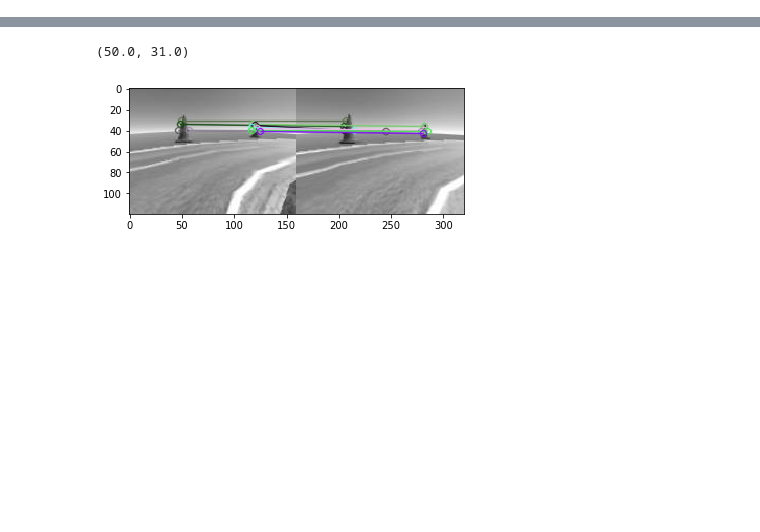
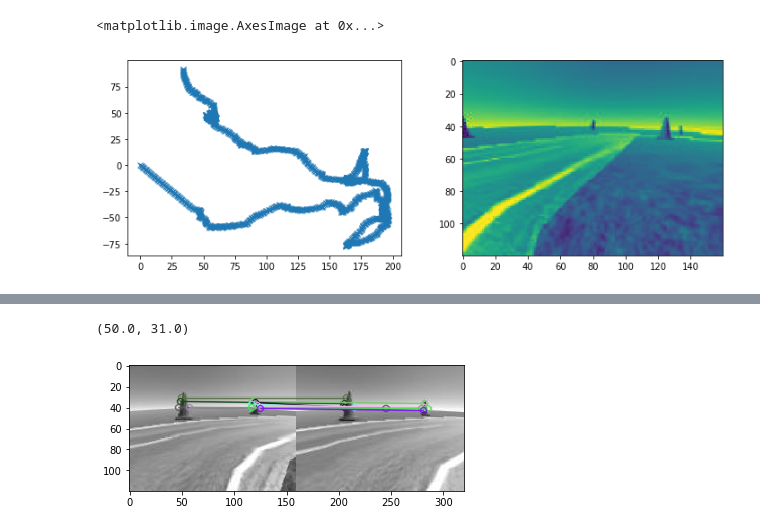
Before and after one commit to Stippos/driving_simulator, a Jupyter notebook: vo.ipynb, the cells around one changed output, grey strips where cells are left out. Saved outputs shown, nothing was run; the diff lists cells and outputs as text; code cells hidden in the pictures; blank space fills up the shorter version.

```diff
--- a/vo.ipynb
+++ b/vo.ipynb
@@ -61,15 +15,0 @@ kp3, des3 = orb.detectAndCompute(img3,None)
-# %%
-detector = cv2.FastFeatureDetector_create(threshold=25, nonmaxSuppression=True)
-points = detector.detect(img1)
-points = np.array([x.pt for x in points], dtype=np.float32)
-
-kp2, st, err = cv2.calcOpticalFlowPyrLK(img1, img2, points, None)
-
-st = st.squeeze()
-
-kp1 = points[st == 1]
-kp2 = kp2[st == 1]
-
-E, mask = cv2.findEssentialMat(kp1, kp2, pp = (607.1928, 185.2157), focal = 700, method = cv2.RANSAC, prob=0.999, threshold=1.0)
-
-_, R, t, mask = cv2.recoverPose(E, kp2, kp1, focal = 700, pp=(607.1928, 185.2157))
@@ -80,0 +21,62 @@ array([1, 1, 1, 1, 1, 1, 1, 1, 1, 1, 1, 1, 1, 1, 1, 1, 1, 1, 1, 1, 1, 1,
+# %%
+data_path = "tub_1_19-12-03/"
+
+counter = 1
+cur_t = np.zeros((3,1))
+cur_R = np.eye(3)
+
+min_features = 10
+
+path = []
+n_points = []
+p1 = data_path + str(counter) + "_cam-image_array_.jpg"
+img = cv2.imread(p1,0)
+
+detector = cv2.FastFeatureDetector_create(threshold=25, nonmaxSuppression=True)
+points = detector.detect(img)
+points = np.array([x.pt for x in points], dtype=np.float32)
+
+for i in range(1500):
+    path.append(cur_t[:2])
+
+    counter += 1
+
+    prev_img = img
+
+    p = data_path + str(counter) + "_cam-image_array_.jpg"
+    img = cv2.imread(p,0)
+
+    new_points, st, err = cv2.calcOpticalFlowPyrLK(prev_img, img, points, None)
+    n_points.append(len(points))
+    st = st.squeeze()
+
+    kp2 = points[st == 1]
+    kp3 = new_points[st == 1]
+
+    E, mask = cv2.findEssentialMat(kp3, kp2, method = cv2.RANSAC, prob=0.999, threshold=1.0)
+
+    _, R, t, mask = cv2.recoverPose(E, kp3, kp2)
+
+    #print(R)
+    #print(t)
+    #print(cur_R)
+    #print(cur_R.dot(t))
+    #print(cur_t)
+    cur_t = cur_t + cur_R.dot(t)
+    cur_R = R.dot(cur_R)
+    #print(cur_t)
+
+
+    if points.shape[0] < 5:
+        points = detector.detect(img)
+        points = np.array([x.pt for x in points], dtype=np.float32)
+
+path_array = np.array(path)
+plt.figure(1, (12, 4))
+plt.subplot(1, 2, 1)
+plt.plot(path_array[:,0], path_array[:,1], marker = "x")
+plt.subplot(1, 2, 2)
+plt.imshow(img)
+# %% [output]
+<matplotlib.image.AxesImage at 0x...>
+[figure, added]
```
Also changed, not shown: parts of 18 cells of this notebook.
